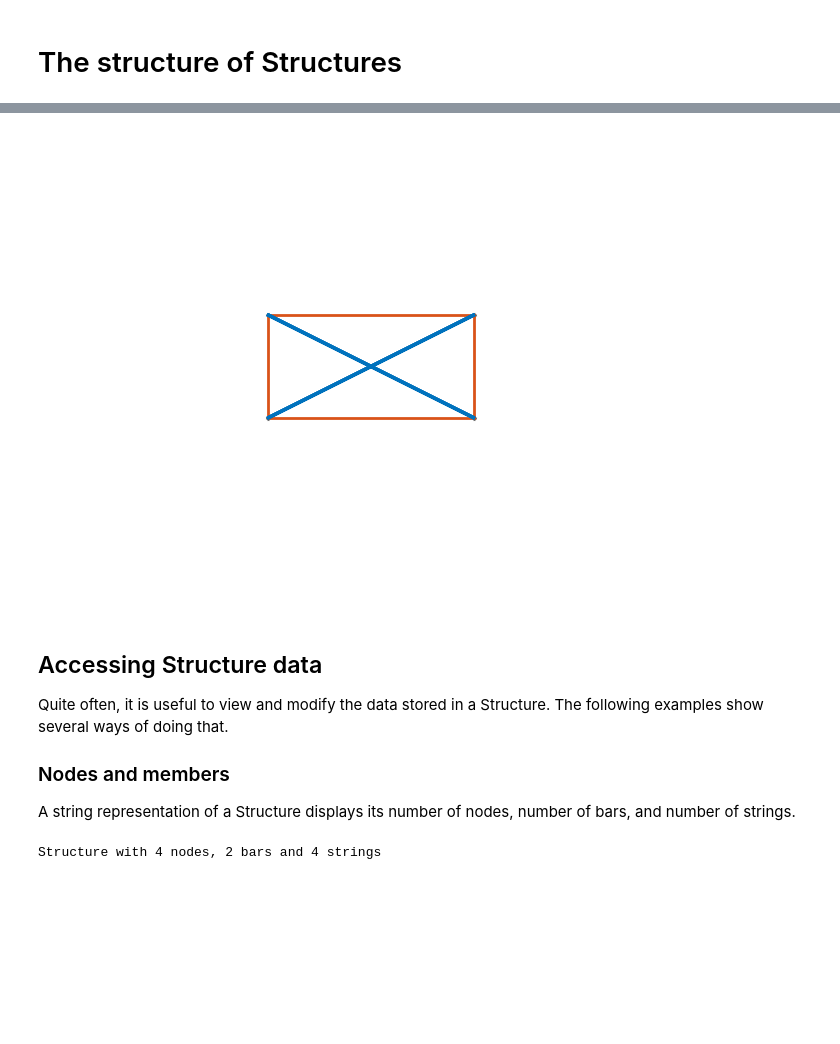
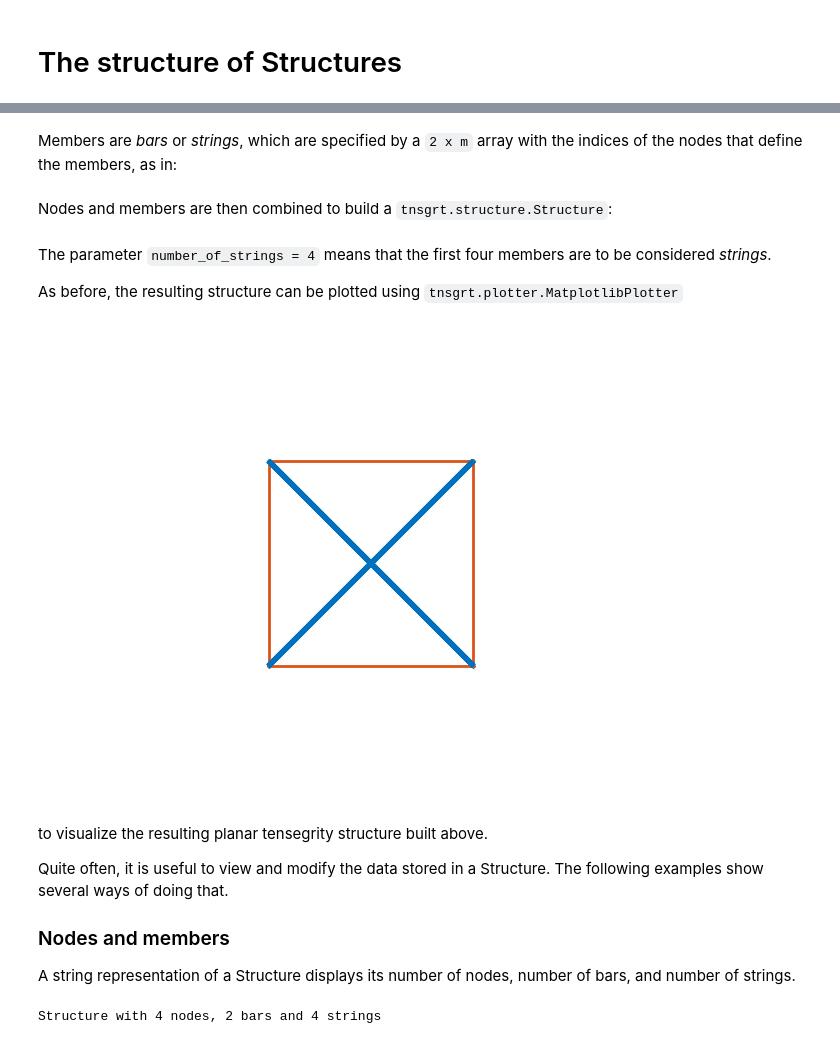
Before and after one commit to mcdeoliveira/tensegrity, a Jupyter notebook: examples/properties.ipynb, the cells around one changed output, grey strips where cells are left out. Cells and saved outputs as stored; diff of their text form; code cells hidden in the pictures; blank space fills up the shorter version.

```diff
--- a/examples/properties.ipynb
+++ b/examples/properties.ipynb
@@ -9,7 +15,6 @@ Start by building the following simple planar structure
 # %%
 import numpy as np
-from tnsgrt.structure import Structure
-
-nodes = np.array([[0,0,0], [0,1,0], [2,1,0], [2,0,0]]).transpose()
-members = np.array([[0,1], [1,2], [2,3], [3,0], [0,2], [1,3]]).transpose()
-s = Structure(nodes, members, number_of_strings=4)
+nodes = np.array([[0,0,0],[0,1,0],[1,1,0],[1,0,0]]).transpose()
+# %% [markdown]
+Members are *bars* or *strings*, which are specified by a `2 x m` array with the indices of the nodes that define the
+members, as in:
@@ -15,0 +23,2 @@ s = Structure(nodes, members, number_of_strings=4)
+# %% [markdown]
+Nodes and members are then combined to build a `tnsgrt.structure.Structure`:
@@ -16,19 +28,23 @@ s = Structure(nodes, members, number_of_strings=4)
+# %% [markdown]
+The parameter `number_of_strings = 4` means that the first four members are to be considered *strings*.
+
+As before, the resulting structure can be plotted using `tnsgrt.plotter.MatplotlibPlotter`
 # %%
 from matplotlib import pyplot as plt
 from tnsgrt.plotter.matplotlib import MatplotlibPlotter
 %matplotlib widget
 
 plotter = MatplotlibPlotter()
 plotter.plot(s)
-fig, ax = plotter.get_handles()
+_, ax = plotter.get_handles()
 ax.view_init(90,-90)
+ax.axis('off')
 ax.axis('equal')
-ax.axis('off')
 plt.show()
 # %% [output]
-[figure, old version]
+[figure, new version]
 # %% [markdown]
-## Accessing Structure data
+to visualize the resulting planar tensegrity structure built above.
 
 Quite often, it is useful to view and modify the data stored in a Structure. The following
 examples show several ways of doing that.
```
Also changed, not shown: parts of 15 cells of this notebook, 5 other files.
